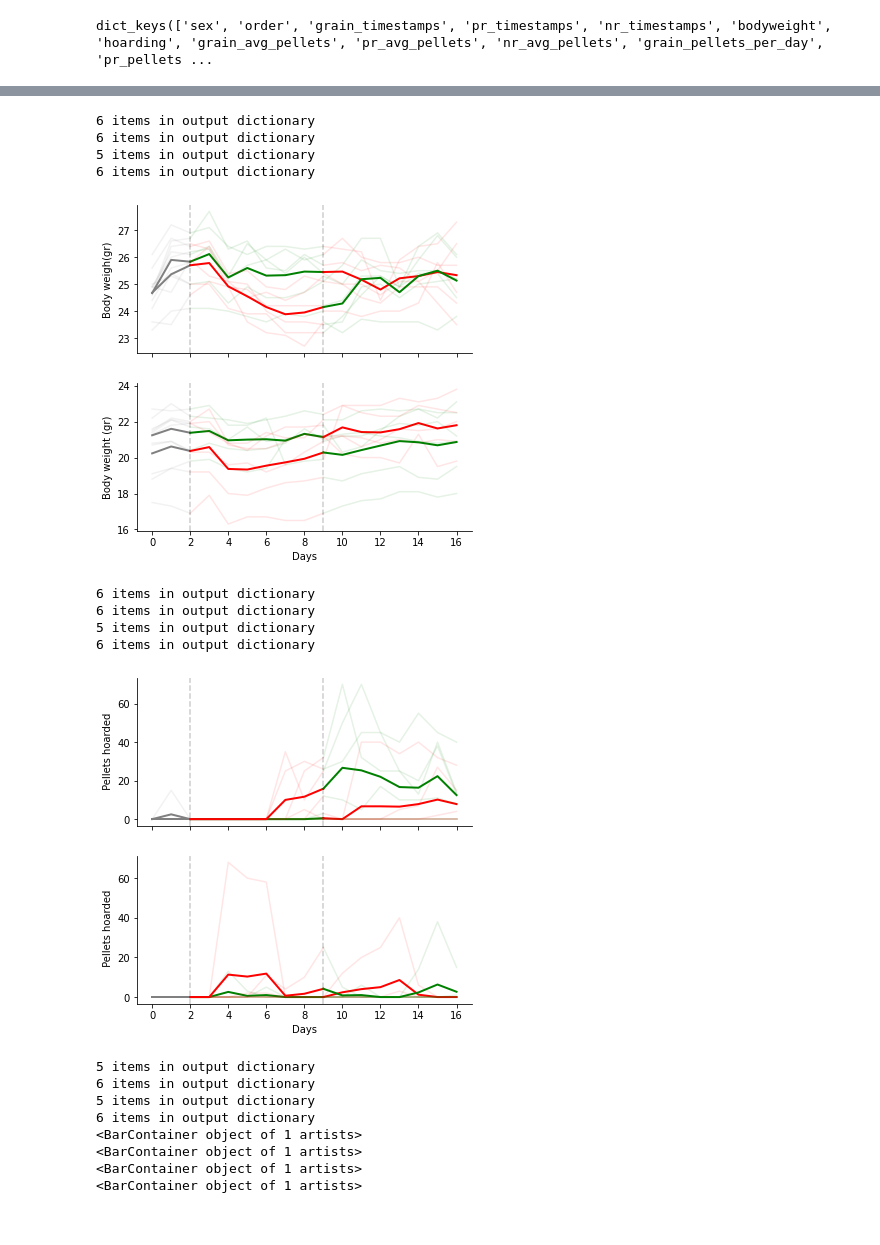
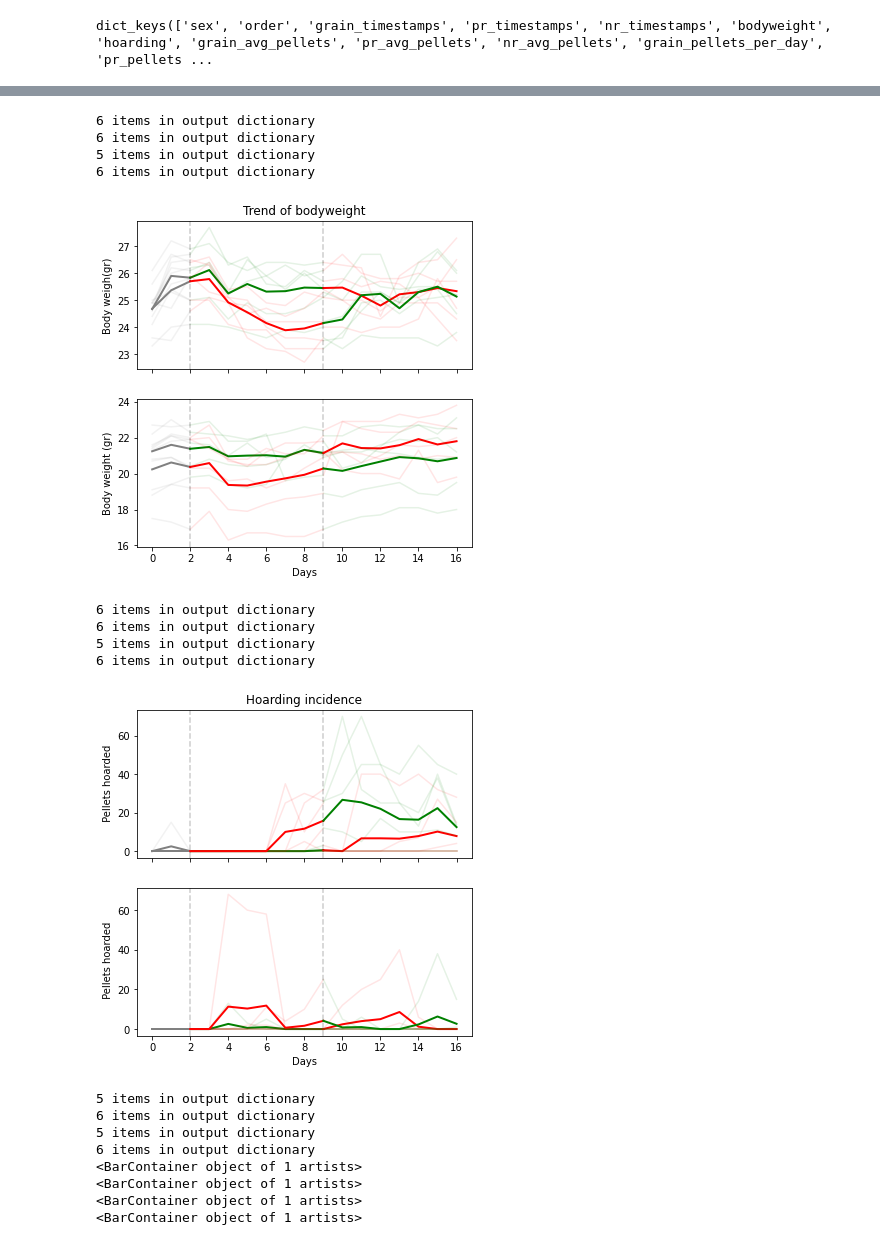
Before and after one commit to Htbibalan/FEDProtein, a Jupyter notebook: notebooks/POSTER FIGS.ipynb, the cells around one changed output, grey strips where cells are left out. Drawn from its saved outputs; the diff is of its cells as text; code cells hidden in the pictures.

```diff
--- a/notebooks/POSTER FIGS.ipynb
+++ b/notebooks/POSTER FIGS.ipynb
@@ -61,8 +61,9 @@ def timeline_multicolor_fig(data, ax=[], ylabel="", colors=[], day_split=[2, 9],
     ax.axvline(2, linestyle="--", color="k", alpha=0.2)
     ax.axvline(9, linestyle="--", color="k", alpha=0.2)
 
-    ax.spines["top"].set_visible(False)
-    ax.spines["right"].set_visible(False)
+    ax.spines["top"].set_visible(True)
+    ax.spines["right"].set_visible(True)
+
 
     return ax
 
@@ -82,9 +83,11 @@ timeline_multicolor_fig([nrpr_m, prnr_m], colors=["green", "red"], ylabel="Pelle
 timeline_multicolor_fig([nrpr_f, prnr_f], colors=["green", "red"], ylabel="Pellets delivered", ax=ax[1])
 
 ax[1].set_xlabel("Days")
+ax[0].set_title("Dynamics of intake")
 
-figfolder = "C:\\Users\\hta031\OneDrive - UiT Office 365\\Documents\\People\\Hamid\\Presentations\\SSIB2022\\Poster\\Fig\\"
-f.savefig(figfolder + "timeline pellets delievered.pdf")
+
+#figfolder = "C:\\Users\\hta031\OneDrive - UiT Office 365\\Documents\\People\\Hamid\\Presentations\\SSIB2022\\Poster\\Fig\\"
+#f.savefig(figfolder + "timeline pellets delievered.pdf")
 # %% [output]
 6 items in output dictionary
 6 items in output dictionary
@@ -131,37 +160,37 @@ def timeline_multicolor_fig(data, ax=[], ylabel="", colors=[], day_split=[2, 9],
     ax.set_ylabel(ylabel)
     ax.axvline(2, linestyle="--", color="k", alpha=0.2)
     ax.axvline(9, linestyle="--", color="k", alpha=0.2)
 
-    ax.spines["top"].set_visible(False)
-    ax.spines["right"].set_visible(False)
+    ax.spines["top"].set_visible(True)
+    ax.spines["right"].set_visible(True)
 
     return ax
 
 nrpr_male_selector = {"order": 1, "sex": "M"}
 prnr_male_selector = {"order": 2, "sex": "M"}
 nrpr_female_selector = {"order": 1, "sex": "F"}
 prnr_female_selector = {"order": 2, "sex": "F"}
 
 nrpr_m = get_data_fields(mice, ["bodyweight"], nrpr_male_selector)
 prnr_m = get_data_fields(mice, ["bodyweight"], prnr_male_selector)
 nrpr_f = get_data_fields(mice, ["bodyweight"], nrpr_female_selector)
 prnr_f = get_data_fields(mice, ["bodyweight"], prnr_female_selector)
 
 f, ax = plt.subplots(nrows=2, sharex=True, figsize=(6,6))
 
 timeline_multicolor_fig([nrpr_m, prnr_m], colors=["green", "red"], ylabel="Body weigh(gr)", ax=ax[0])
 timeline_multicolor_fig([nrpr_f, prnr_f], colors=["green", "red"], ylabel="Body weight (gr)", ax=ax[1])
 
 ax[1].set_xlabel("Days")
-
+ax[0].set_title("Trend of bodyweight")
 figfolder = "C:\\Users\\hta031\OneDrive - UiT Office 365\\Documents\\People\\Hamid\\Presentations\\SSIB2022\\Poster\\Fig\\"
 f.savefig(figfolder + "timeline bodyweight.pdf")
 # %% [output]
 6 items in output dictionary
 6 items in output dictionary
 5 items in output dictionary
 6 items in output dictionary
-[figure, old version]
+[figure, new version]
 # %%
 #plot shows timeline of total number of pellets hoarded per day in NRPR and PRNR male and Females
 
@@ -203,8 +232,8 @@ def timeline_multicolor_fig(data, ax=[], ylabel="", colors=[], day_split=[2, 9],
     ax.axvline(2, linestyle="--", color="k", alpha=0.2)
     ax.axvline(9, linestyle="--", color="k", alpha=0.2)
 
-    ax.spines["top"].set_visible(False)
-    ax.spines["right"].set_visible(False)
+    ax.spines["top"].set_visible(True)
+    ax.spines["right"].set_visible(True)
 
     return ax
 
@@ -224,7 +253,7 @@ timeline_multicolor_fig([nrpr_m, prnr_m], colors=["green", "red"], ylabel=" Pell
 timeline_multicolor_fig([nrpr_f, prnr_f], colors=["green", "red"], ylabel=" Pellets hoarded", ax=ax[1])
 
 ax[1].set_xlabel("Days")
-
+ax[0].set_title("Hoarding incidence")
 figfolder = "C:\\Users\\hta031\OneDrive - UiT Office 365\\Documents\\People\\Hamid\\Presentations\\SSIB2022\\Poster\\Fig\\"
 f.savefig(figfolder + "timeline hoarding.pdf")
 # %% [output]
@@ -232,7 +261,7 @@ f.savefig(figfolder + "timeline hoarding.pdf")
 6 items in output dictionary
 5 items in output dictionary
 6 items in output dictionary
-[figure, old version]
+[figure, new version]
 # %%
 #plot for avreage number of pellets taken by NRPR and PRNR males and Females
 
```
Also changed, not shown: parts of 6 cells of this notebook.
